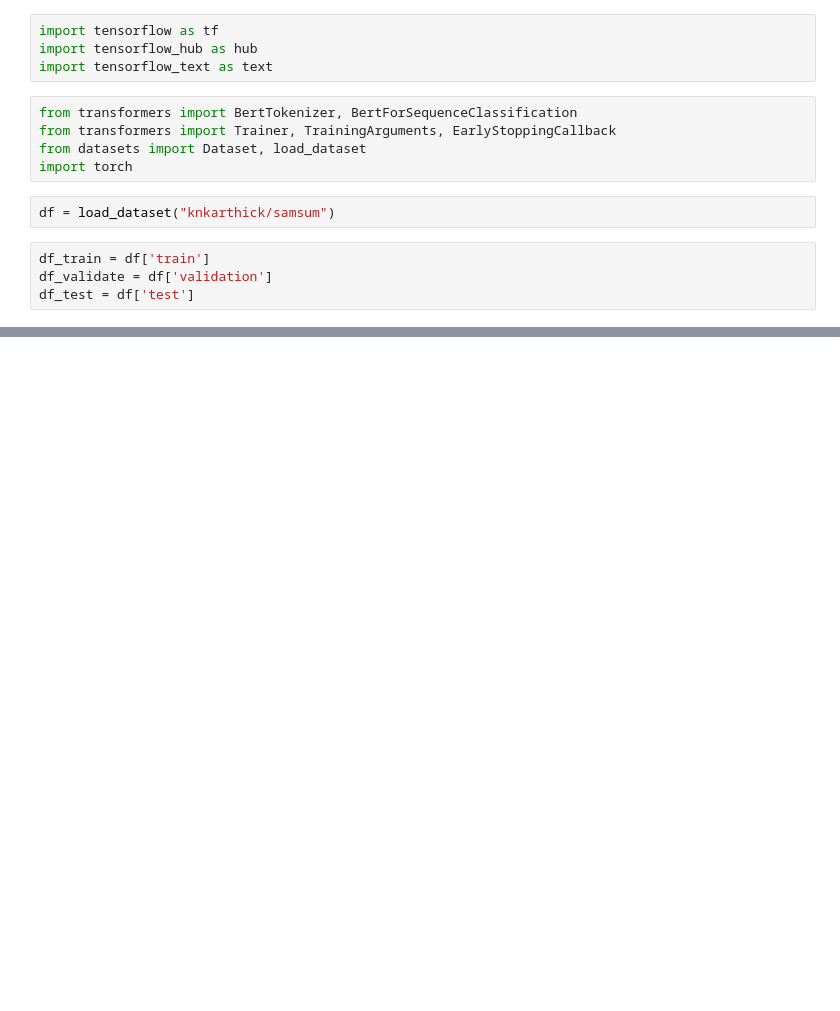
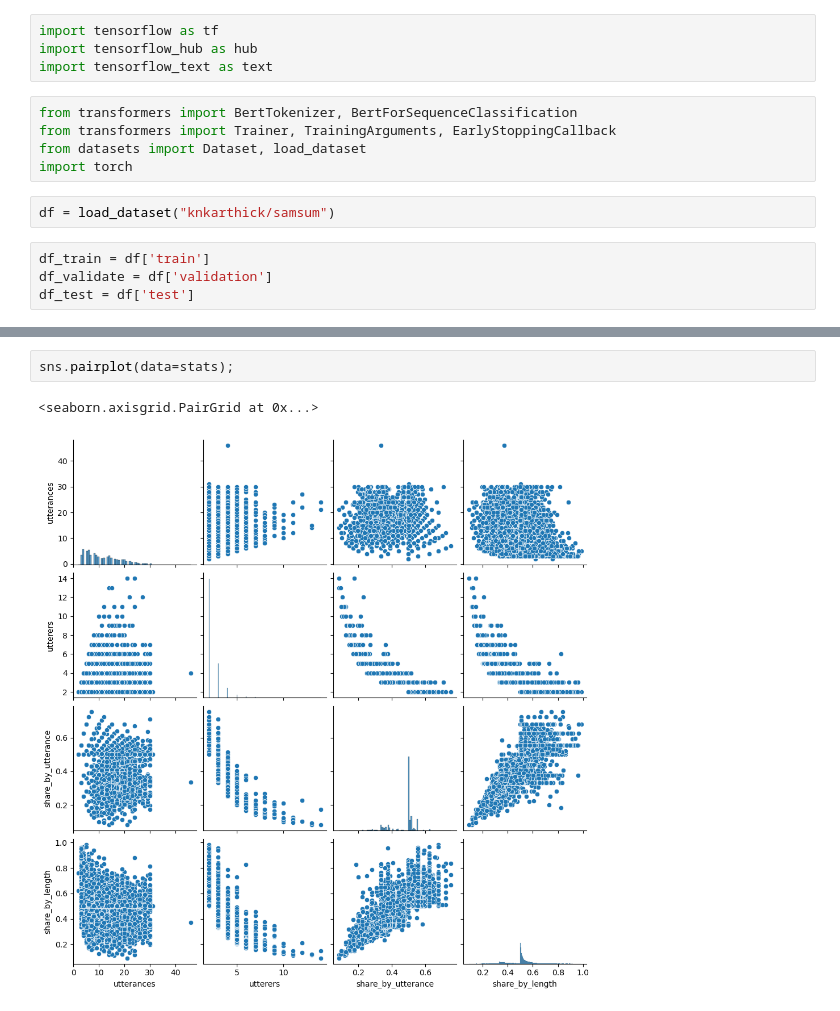
Before and after one commit to gpo2105/Capstone-3, a Jupyter notebook: draft.ipynb, the cells around one changed output, grey strips where cells are left out. Saved outputs shown, nothing was run; the diff lists cells and outputs as text; blank space fills up the shorter version.

```diff
--- a/draft.ipynb
+++ b/draft.ipynb
@@ -64,0 +136,5 @@ def analyze_conversation(utterances):
+# %%
+sns.pairplot(data=stats);
+# %% [output]
+<seaborn.axisgrid.PairGrid at 0x...>
+[figure, added]
```
Also changed, not shown: parts of 13 cells of this notebook.
